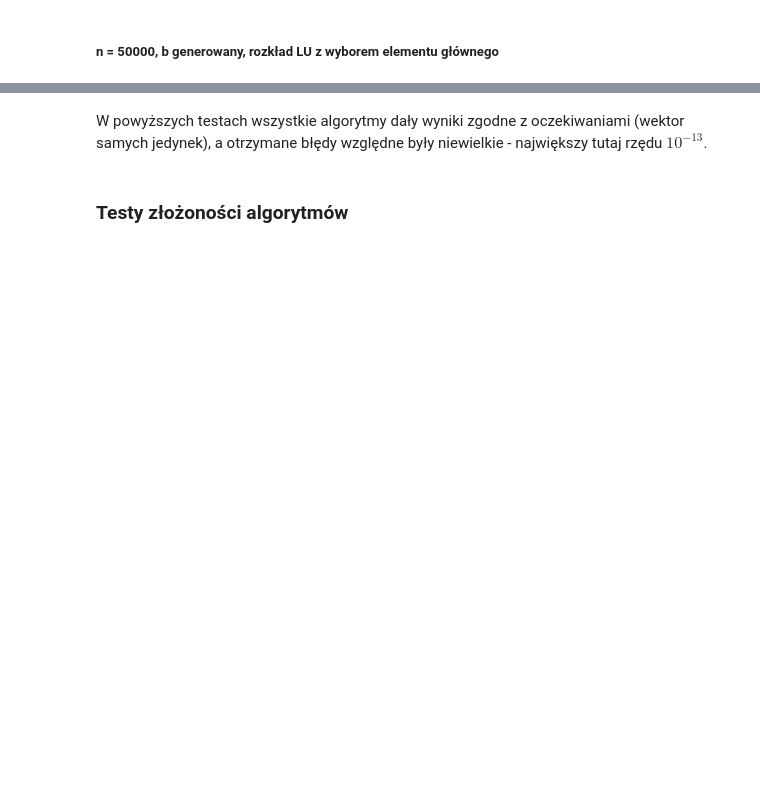
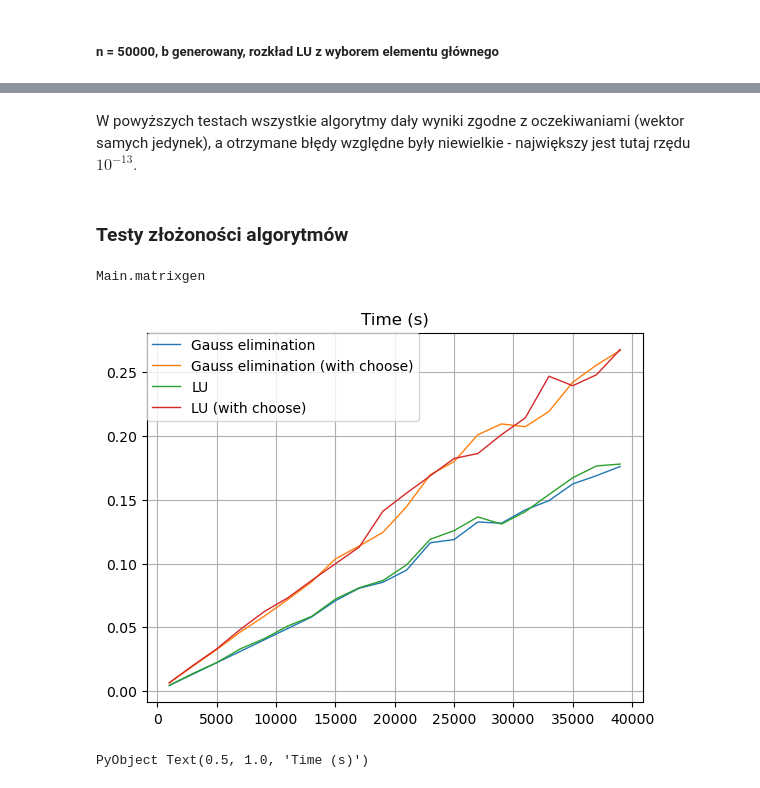
Before and after one commit to michalilski/ScientificCalculations, a Jupyter notebook: L5/Lista5.ipynb, the cells around one changed output, grey strips where cells are left out. Cells and saved outputs as stored; diff of their text form; code cells hidden in the pictures; blank space fills up the shorter version.

```diff
--- a/L5/Lista5.ipynb
+++ b/L5/Lista5.ipynb
@@ -485,6 +489,10 @@ Excessive output truncated after 524296 bytes.
 1.0000000000000002
 1.0000000000000002
 # %% [markdown]
-W powyższych testach wszystkie algorytmy dały wyniki zgodne z oczekiwaniami (wektor samych jedynek), a otrzymane błędy względne były niewielkie - największy tutaj rzędu $10^{-13}$.
+W powyższych testach wszystkie algorytmy dały wyniki zgodne z oczekiwaniami (wektor samych jedynek), a otrzymane błędy względne były niewielkie - największy jest tutaj rzędu $10^{-13}$.
 # %% [markdown]
 ### Testy złożoności algorytmów
+# %%
+include("./matrixgen.jl")
+# %% [output]
+Main.matrixgen
@@ -490,0 +556,12 @@ W powyższych testach wszystkie algorytmy dały wyniki zgodne z oczekiwaniami (w
+# %%
+clf()
+plot(sizes, gauss_time, label="Gauss elimination", linewidth=1.0)
+plot(sizes, gauss_choose_time, label="Gauss elimination (with choose)", linewidth=1.0)
+plot(sizes, lu_time, label="LU", linewidth=1.0)
+plot(sizes, lu_choose_time, label="LU (with choose)", linewidth=1.0)
+grid(true)
+legend(loc=2,borderaxespad=0)
+title("Time (s)")
+# %% [output]
+[figure, added]
+PyObject Text(0.5, 1.0, 'Time (s)')
```
Also changed, not shown: parts of 8 cells of this notebook.
